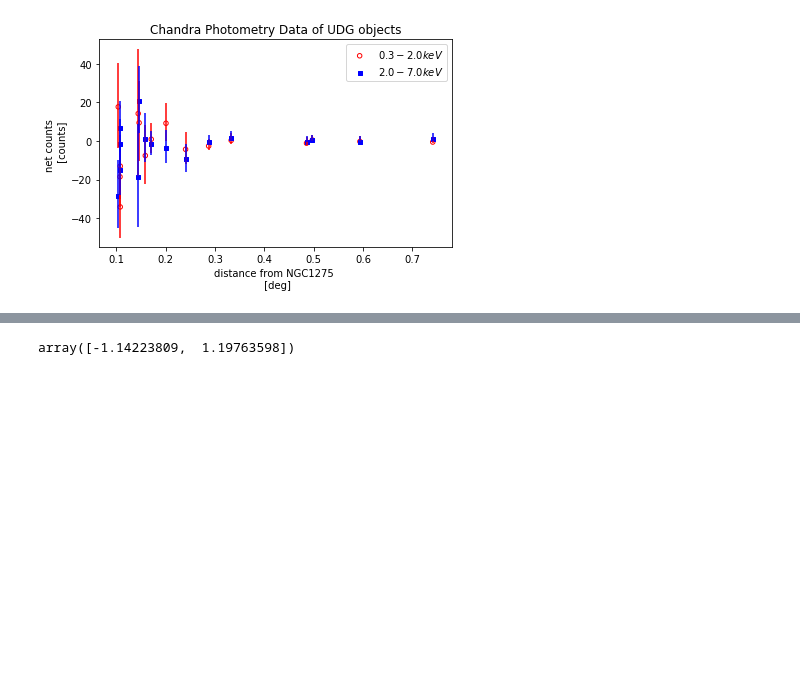
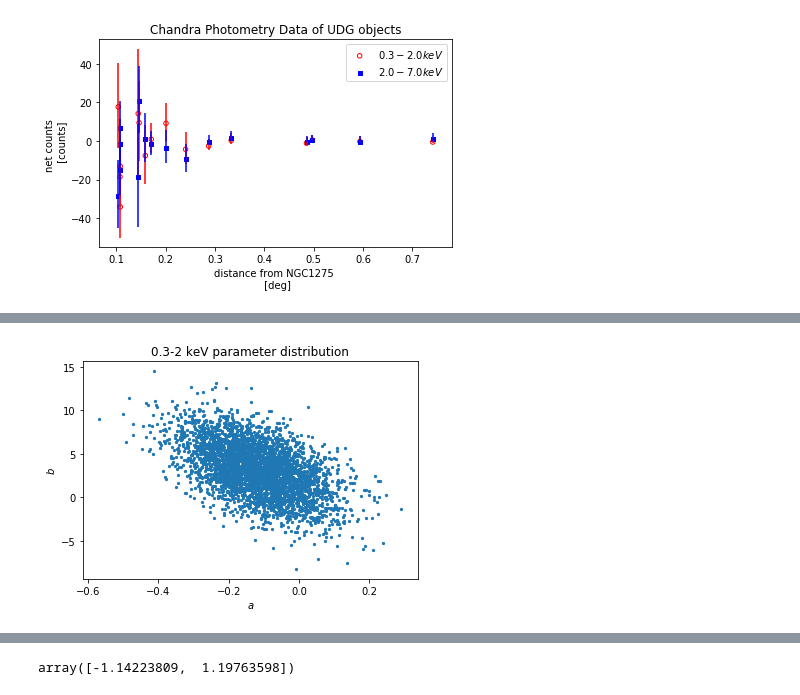
Before and after one commit to tlmakinen/ultra-diffuse-galaxies, a Jupyter notebook: netcounts_regressionfit.ipynb, the cells around one changed output, grey strips where cells are left out. Drawn from its saved outputs; the diff is of its cells as text; code cells hidden in the pictures; blank space fills up the shorter version.

```diff
--- a/netcounts_regressionfit.ipynb
+++ b/netcounts_regressionfit.ipynb
@@ -196,0 +181,97 @@ print('{:18.16f}'.format(simps(f, x)))
+# %%
+def f_model(x, a, b):
+    # pars is an array [a,b] to fit our function's form.
+    # function form: f = a/x^2 + b
+    return a*(1/(np.array(x))**2) + b
+# %%
+from scipy.optimize import curve_fit
+
+ntrials = 4000       # number of times we want to sample data within th error bands and fit model parameters
+
+x_data = distarray
+pararray = []
+pararray1 = np.asarray(pararray)
+y_data = []
+y_data = np.zeros(len(distarray))
+
+for i in range(ntrials):
+    for i in range(len(distarray)):
+        sigup = yupp_300[i]
+        siglo = ylow_300[i]
+        mu = netcounts_300[i]
+
+        rand = uniform(-1, 1) # generate random number between -1 and 1 and use as a coin flip
+        if rand == 0:         # if zero, flip again
+            rand = uniform(-1, 1)
+        if rand < 0:          # if tails, choose a number from the lower
+            y_data[i] = mu - (abs(np.random.normal(0, siglo, 1)))
+        else:                 # if heads, use upper error bound, sigup
+            y_data[i] = mu + abs(np.random.normal(0, sigup, 1))
+
+
+    popt, pcov = curve_fit(f_model, x_data, y_data)
+    pararray1 = np.append(pararray1, popt)
+
+pararray2 = []
+pararray2 = np.asarray(pararray2)
+
+for i in range(ntrials):
+    for i in range(len(distarray)):
+        sigup = yupp_2000[i]
+        siglo = ylow_2000[i]
+        mu = netcounts_2000[i]
+
+        rand = uniform(-1, 1) # generate random number between -1 and 1 and use as a coin flip
+        if rand == 0:         # if zero, flip again
+            rand = uniform(-1, 1)
+        if rand < 0:          # if tails, choose a number from the lower
+            y_data[i] = mu - (abs(np.random.normal(0, siglo, 1)))
+        else:                 # if heads, use upper error bound, sigup
+            y_data[i] = mu + abs(np.random.normal(0, sigup, 1))
+
+
+    popt, pcov = curve_fit(f_model, x_data, y_data)
+    pararray2 = np.append(pararray2, popt)
+
+
+
+
+#plt.plot(x_data, f_model(x_data, *popt), 'r-', label='fit')
+fig1 = plt.figure()                # create common figure
+fig2 = plt.figure()
+ax1 = fig1.add_subplot(111)
+
+a_array300 = pararray1[0::2]
+b_array300 = pararray1[1::2]
+
+par300 = a_array300, b_array300
+pars300 = np.stack(par300, axis=1)                # stack the a and b parameters for easy access
+
+pars300 = pars300[1000:]
+
+ax1.scatter(a_array300, b_array300, s=20, marker='.')
+ax1.set_xlabel('$a$')
+ax1.set_ylabel('$b$')
+ax1.set_title("0.3-2 keV parameter distribution")
+
+
+
+a_array2000 = pararray2[0::2]
+a_array2000 = a_array2000[1000:]
+
+b_array2000 = pararray2[1::2]
+b_array2000 = b_array2000[1000:]
+
+par2000 = a_array2000, b_array2000
+pars2000 = np.stack(par2000, axis=1)
+
+pars2000 = pars2000[1000:]
+
+ax2 = fig2.add_subplot(111)
+ax2.scatter(a_array2000, b_array2000, s=20, color='r', marker='.')
+ax2.set_xlabel('$a$')
+ax2.set_ylabel('$b$')
+ax2.set_title("2-7 keV parameter distribution")
+plt.show()
+# %% [output]
+[figure, added]
```
Also changed, not shown: parts of 14 cells of this notebook, 7 other files.
